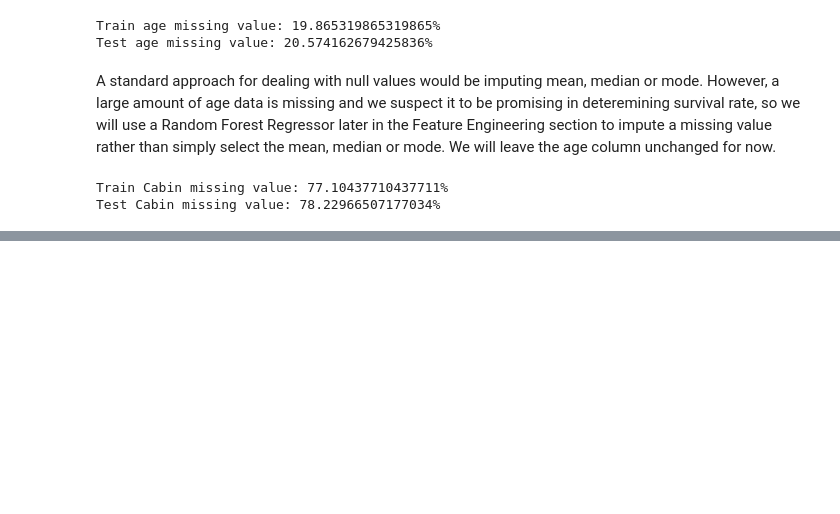
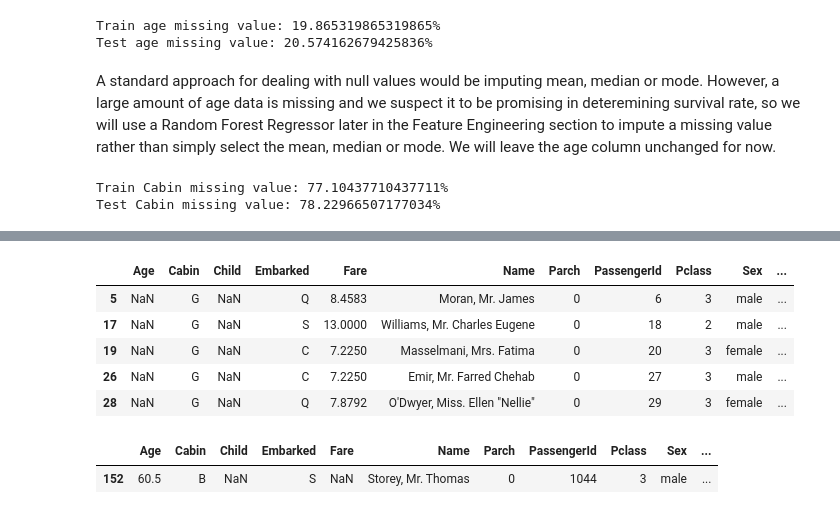
Before and after one commit to DataScienceClub777/DSC, a Jupyter notebook: DSC Titanic.ipynb, the cells around one changed output, grey strips where cells are left out. Drawn from its saved outputs; the diff is of its cells as text; code cells hidden in the pictures; blank space fills up the shorter version.

```diff
--- a/DSC Titanic.ipynb
+++ b/DSC Titanic.ipynb
@@ -390,0 +414,20 @@ train['Survived'] = survivers
+# %%
+# Let's examine the remaining missing values in our train set
+train[train['Age'].isnull()].head()
+
+# We can see below that our records with null values for Age also have null values for the child feature we
+# engineered.  This is not suprising given our logic for assigning child/adult wassed on Age being non-null.
+# We will account for this later when we fill in the remaining null age values
+# %% [output]
+|  | Age | Cabin | Child | Embarked | Fare | Name | Parch | PassengerId | Pclass | Sex | ... |
+| 5 | NaN | G | NaN | Q | 8.4583 | Moran, Mr. James | 0 | 6 | 3 | male | ... |
+| 17 | NaN | G | NaN | S | 13.0000 | Williams, Mr. Charles Eugene | 0 | 18 | 2 | male | ... |
+| 19 | NaN | G | NaN | C | 7.2250 | Masselmani, Mrs. Fatima | 0 | 20 | 3 | female | ... |
+| 26 | NaN | G | NaN | C | 7.2250 | Emir, Mr. Farred Chehab | 0 | 27 | 3 | male | ... |
+| 28 | NaN | G | NaN | Q | 7.8792 | O'Dwyer, Miss. Ellen "Nellie" | 0 | 29 | 3 | female | ... |
+# %%
+# Remember we had 1 missing fare value in our test set, let's correct that.
+test[test.Fare.isnull()]
+# %% [output]
+|  | Age | Cabin | Child | Embarked | Fare | Name | Parch | PassengerId | Pclass | Sex | ... |
+| 152 | 60.5 | B | NaN | S | NaN | Storey, Mr. Thomas | 0 | 1044 | 3 | male | ... |
```
Also changed, not shown: parts of 34 cells of this notebook.
